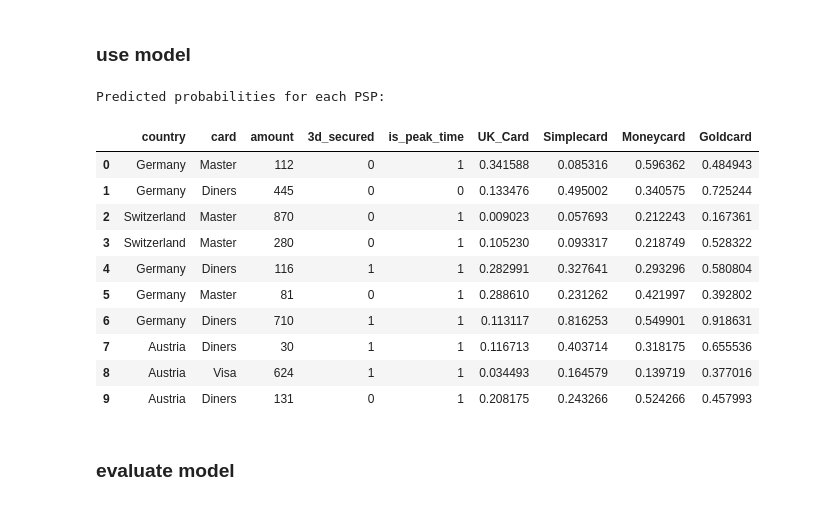
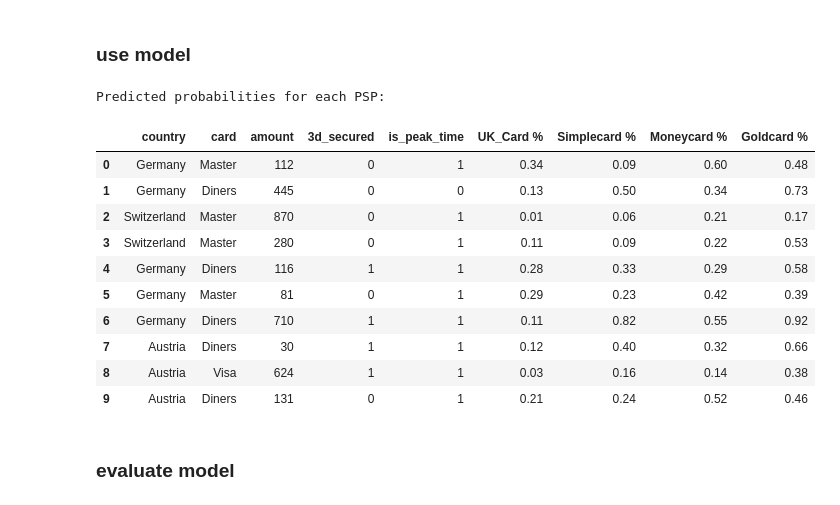
Before and after one commit to jeaend/payment_routing_optimizer, a Jupyter notebook: notebooks/04_baseline_model.ipynb, the cells around one changed output. Cells and saved outputs as stored; diff of their text form; code cells hidden in the pictures.

```diff
--- a/notebooks/04_baseline_model.ipynb
+++ b/notebooks/04_baseline_model.ipynb
@@ -137,45 +122,46 @@ new_data = pd.DataFrame({
     'card': np.random.choice(cards, size=10),
     'amount': amounts,
     '3d_secured': secure_flags,
     'is_peak_time': peak_time_flags
 })
 
 # Get all unique PSPs
 psp_list = df['psp'].unique()
 
 # Predict probabilities
 probabilities = predict_psp_probabilities(
     model=pipeline.named_steps['classifier'],
     preprocessor=pipeline.named_steps['preprocessor'],
     new_transactions=new_data,
     psp_list=psp_list
 )
 
 # Create a DataFrame for the input features
 input_data_df = new_data.reset_index(drop=True)
 
 # Convert the probabilities into a DataFrame
-probabilities_df = pd.DataFrame(probabilities, columns=psp_list)
+probabilities_df = pd.DataFrame(probabilities, columns=psp_list).round(2)
+probabilities_df.columns = [f'{col} %' for col in probabilities_df.columns]
 
 # Concatenate the probabilities to the input data
 final_df = pd.concat([input_data_df, probabilities_df], axis=1)
 
 # Output the final DataFrame
 print("Predicted probabilities for each PSP:")
 display(final_df)
 # %% [output]
 Predicted probabilities for each PSP:
-|  | country | card | amount | 3d_secured | is_peak_time | UK_Card | Simplecard | Moneycard | Goldcard |
-| 0 | Germany | Master | 112 | 0 | 1 | 0.341588 | 0.085316 | 0.596362 | 0.484943 |
-| 1 | Germany | Diners | 445 | 0 | 0 | 0.133476 | 0.495002 | 0.340575 | 0.725244 |
-| 2 | Switzerland | Master | 870 | 0 | 1 | 0.009023 | 0.057693 | 0.212243 | 0.167361 |
-| 3 | Switzerland | Master | 280 | 0 | 1 | 0.105230 | 0.093317 | 0.218749 | 0.528322 |
-| 4 | Germany | Diners | 116 | 1 | 1 | 0.282991 | 0.327641 | 0.293296 | 0.580804 |
-| 5 | Germany | Master | 81 | 0 | 1 | 0.288610 | 0.231262 | 0.421997 | 0.392802 |
-| 6 | Germany | Diners | 710 | 1 | 1 | 0.113117 | 0.816253 | 0.549901 | 0.918631 |
-| 7 | Austria | Diners | 30 | 1 | 1 | 0.116713 | 0.403714 | 0.318175 | 0.655536 |
-| 8 | Austria | Visa | 624 | 1 | 1 | 0.034493 | 0.164579 | 0.139719 | 0.377016 |
-| 9 | Austria | Diners | 131 | 0 | 1 | 0.208175 | 0.243266 | 0.524266 | 0.457993 |
+|  | country | card | amount | 3d_secured | is_peak_time | UK_Card % | Simplecard % | Moneycard % | Goldcard % |
+| 0 | Germany | Master | 112 | 0 | 1 | 0.34 | 0.09 | 0.60 | 0.48 |
+| 1 | Germany | Diners | 445 | 0 | 0 | 0.13 | 0.50 | 0.34 | 0.73 |
+| 2 | Switzerland | Master | 870 | 0 | 1 | 0.01 | 0.06 | 0.21 | 0.17 |
+| 3 | Switzerland | Master | 280 | 0 | 1 | 0.11 | 0.09 | 0.22 | 0.53 |
+| 4 | Germany | Diners | 116 | 1 | 1 | 0.28 | 0.33 | 0.29 | 0.58 |
+| 5 | Germany | Master | 81 | 0 | 1 | 0.29 | 0.23 | 0.42 | 0.39 |
+| 6 | Germany | Diners | 710 | 1 | 1 | 0.11 | 0.82 | 0.55 | 0.92 |
+| 7 | Austria | Diners | 30 | 1 | 1 | 0.12 | 0.40 | 0.32 | 0.66 |
+| 8 | Austria | Visa | 624 | 1 | 1 | 0.03 | 0.16 | 0.14 | 0.38 |
+| 9 | Austria | Diners | 131 | 0 | 1 | 0.21 | 0.24 | 0.52 | 0.46 |
 # %% [markdown]
 ### evaluate model
 # %%
```
Also changed, not shown: parts of 6 cells of this notebook, 3 other files.
